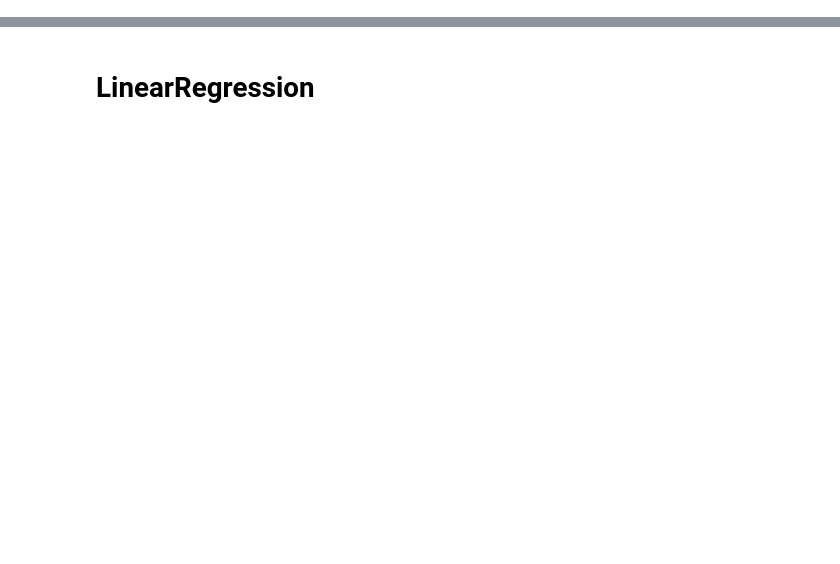
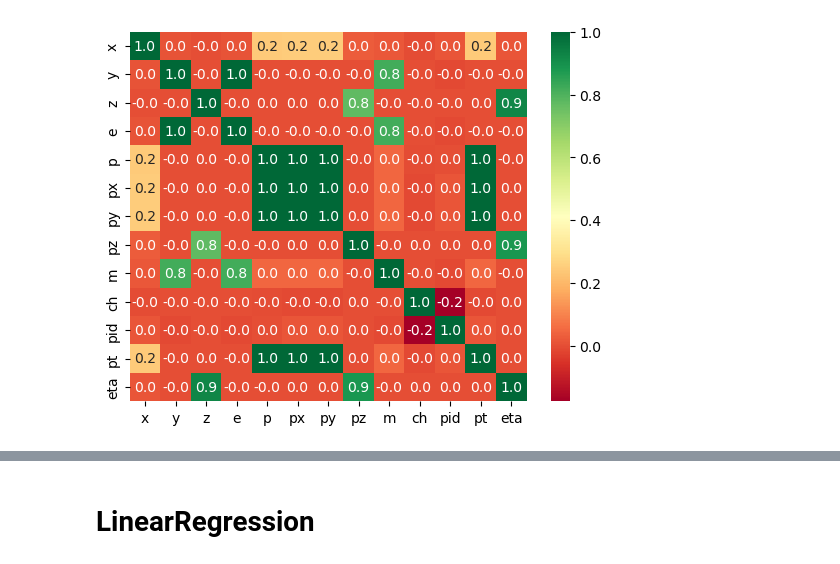
Before and after one commit to isadoji/mspf23, a Jupyter notebook: PID.ipynb, the cells around one changed output, grey strips where cells are left out. Drawn from its saved outputs; the diff is of its cells as text; code cells hidden in the pictures; blank space fills up the shorter version.

```diff
--- a/PID.ipynb
+++ b/PID.ipynb
@@ -52,3 +55,11 @@ plt.show()
+# %%
+def corr_matrix(data): #matriz de correlación
+    correlation = data.corr()
+    sns.heatmap(correlation, annot=True, fmt=".1f", cbar=True, cmap="RdYlGn")
+
+corr_matrix(data)
+# %% [output]
+[figure, added]
 # %%
 print(pd.value_counts(data['pid'], sort = True))
 # %% [output]
```
Also changed, not shown: parts of 14 cells of this notebook, 1 other file.
